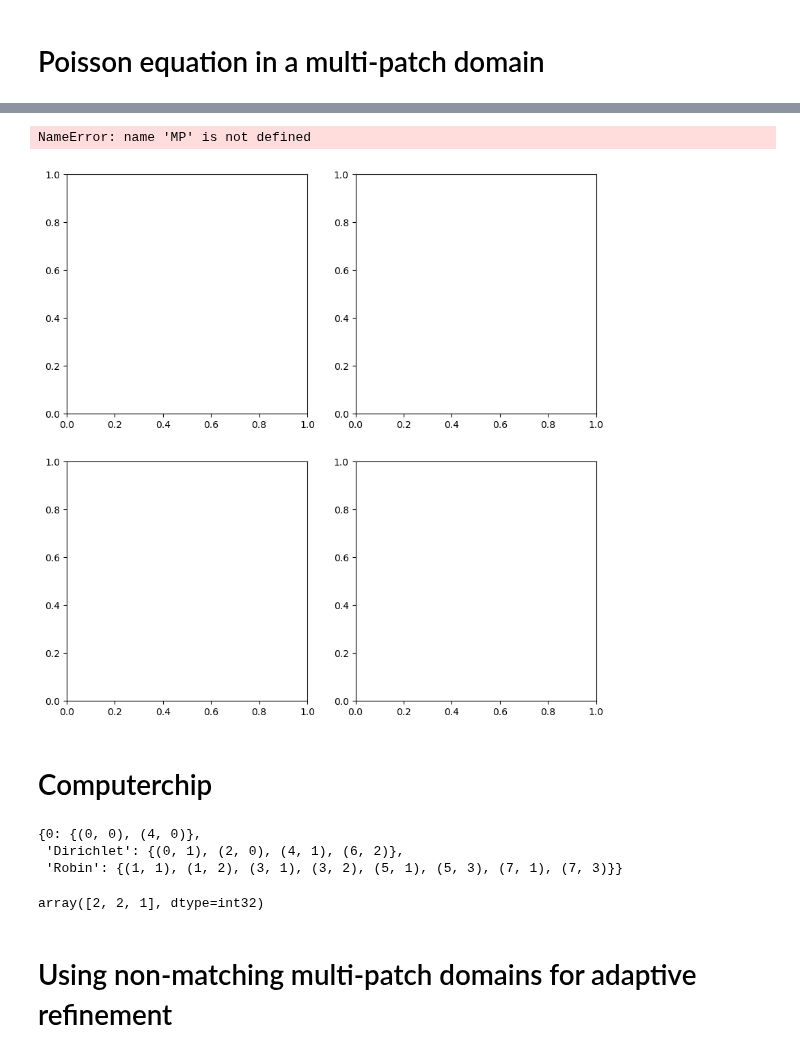
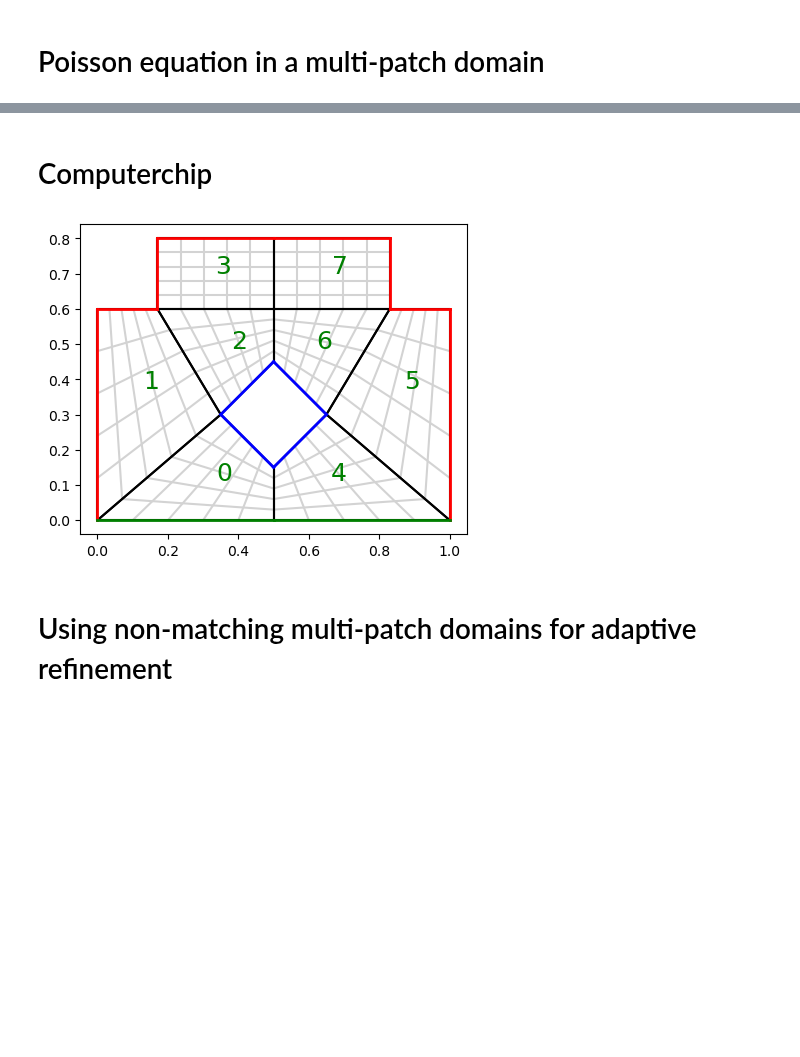
Before and after one commit to Stefan714/pyiga, a Jupyter notebook: notebooks/solve-multipatch.ipynb, the cells around one changed output, grey strips where cells are left out. Saved outputs shown, nothing was run; the diff lists cells and outputs as text; code cells hidden in the pictures; blank space fills up the shorter version.

```diff
--- a/notebooks/solve-multipatch.ipynb
+++ b/notebooks/solve-multipatch.ipynb
@@ -88,19 +84,10 @@ AttributeError: 'BSplineFunc' object has no attribute 'control_points'
 [figure]
-# %%
-MP.plot(u, range = (0, 1.5e-1), cmap='viridis')
-# %% [output]
-NameError: name 'MP' is not defined
-# %%
-fig, ax = plt.subplots(2,2,figsize=(10,10))
-vis.plot_geo()
-# %% [output]
-[figure, removed]
 # %% [markdown]
 # Computerchip
 # %%
 # define discretization space (we may choose nested discretization spaces)
 p = 3
-N = 10
+N = 5
 kvs = 8 * [2 * (bspline.make_knots(p, 0.0, 1.0, N),)]
 # %%
 # define geometry
@@ -119,17 +106,14 @@ patches = [(kv, g) for kv,g in zip(kvs,geos)]
 # %%
 M = topology.PatchMesh(patches)
 
 # by default all outer boundaries are given the index 0, which we will use for the Dirichlet boundary
 # let us generate a Neumann boundary indexed by 1
-M.set_boundary_id({'Dirichlet' : {(0,0),(4,0)},
-                   'Robin':{(1,1),(1,2),(3,1),(3,2),(5,1),(5,3),(7,1),(7,3)},
-                   'Dirichlet':{(0,1),(2,0),(4,1),(6,2)}})
+M.set_boundary_id({'Dirichlet':{(0,1),(2,0),(4,1),(6,2)},
+                   'Neumann':{(1,1),(1,2),(3,1),(3,2),(5,1),(5,3),(7,1),(7,3)},
+                   'Robin' : {(0,0),(4,0)}})
 
 # visualize the PatchMesh object with Dirichlet boundary (blue) and Neumann boundary (red)
-#M.draw(patch_idx = True, knots=True, bcolor={'Dirichlet':'blue','Neumann':'red','Robin':'green'}, bwidth=2)
+M.plotmesh(patch_idx = True, knots=True, bcolor={'Dirichlet':'blue','Neumann':'red','Robin':'green'}, bwidth=2)
+plt.axis('scaled');
+# %% [output]
+[figure, added]
-# %%
-M.outer_boundaries
-# %% [output]
-{0: {(0, 0), (4, 0)},
- 'Dirichlet': {(0, 1), (2, 0), (4, 1), (6, 2)},
- 'Robin': {(1, 1), (1, 2), (3, 1), (3, 2), (5, 1), (5, 3), (7, 1), (7, 3)}}
@@ -138,6 +120,2 @@ A = scipy.sparse.csc_matrix(np.array([[1,2,0],[4,5,6]]))
-# %%
-A.getnnz(0)
-# %% [output]
-array([2, 2, 1], dtype=int32)
 # %% [markdown]
 # Using non-matching multi-patch domains for adaptive refinement
```
Also changed, not shown: parts of 4 cells of this notebook, 6 other files.
